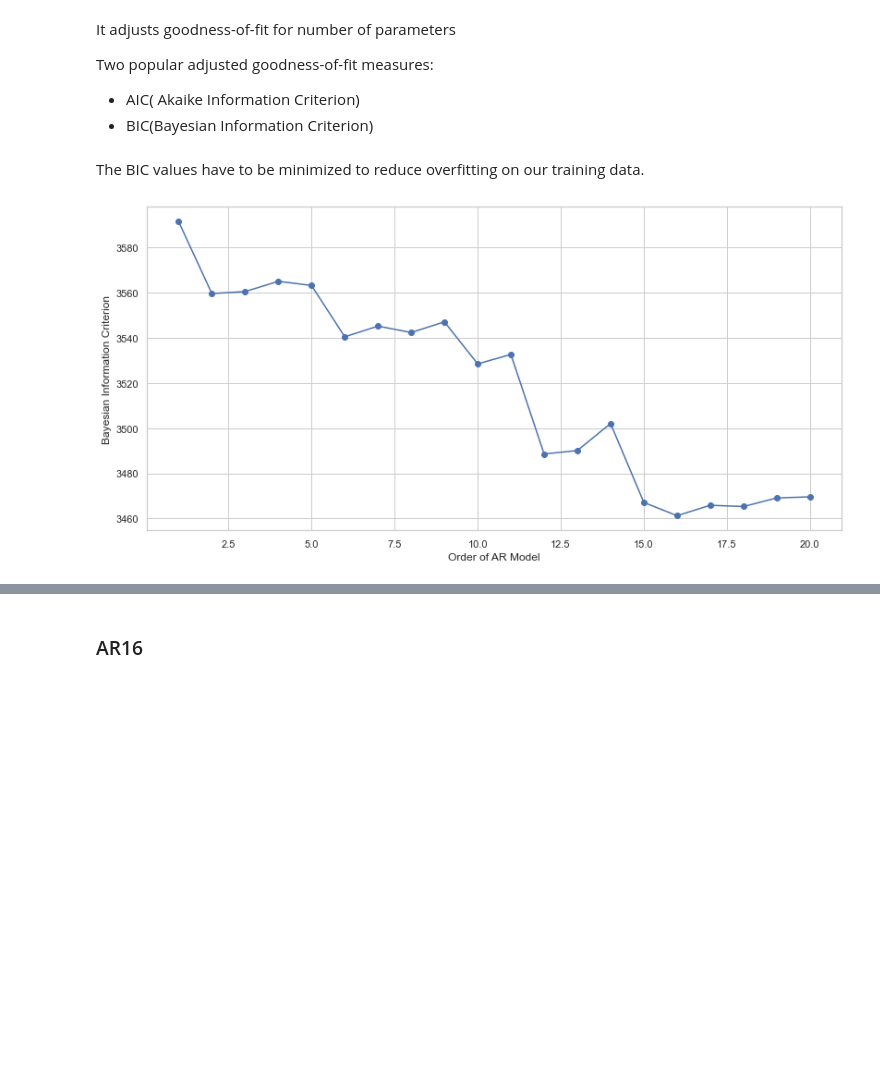
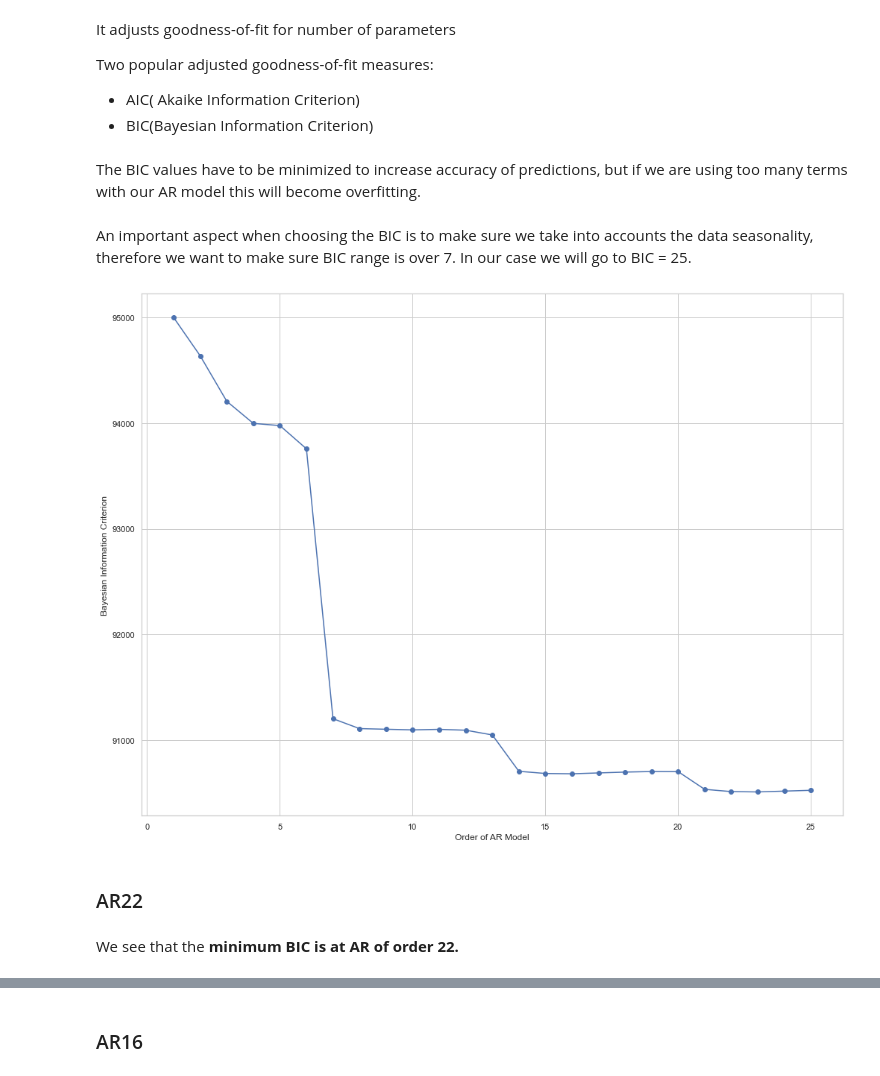
Before and after one commit to Razvanepe/Iowa_spirits_sales, a Jupyter notebook: notebooks/4. Modeling.ipynb, the cells around one changed output, grey strips where cells are left out. Saved outputs shown, nothing was run; the diff lists cells and outputs as text; code cells hidden in the pictures; blank space fills up the shorter version.

```diff
--- a/notebooks/4. Modeling.ipynb
+++ b/notebooks/4. Modeling.ipynb
@@ -382,0 +629,3 @@ df.index = pd.to_datetime(df.index)
+# %%
+df = df.drop(['year','month','day_of_month','day_of_week'], axis = 1)
+df
@@ -501,6 +792,2 @@ plt.legend()
 # %% [markdown]
 First we will have to calculate the percentage change of the values.
-# %%
-df['pct_change'] = df['state_profit'].pct_change()
-df = df.dropna()
-df
@@ -769,0 +1073,3 @@ def evaluation(y_actual, y_pred):
+# %%
+df_daily = df[['state_profit']]
+df_daily
@@ -772,6 +1101,6 @@ def evaluation(y_actual, y_pred):
 # %% [markdown]
 ### AR(1)
 # %%
-model = ARMA(df['state_profit'], order = (1,0))
-result = model.fit()
+model = ARMA(df_daily, order = (1,0))
+model_fit = model.fit()
 # %%
@@ -869,21 +1174,27 @@ It adjusts goodness-of-fit for number of parameters
 Two popular adjusted goodness-of-fit measures:
 * AIC( Akaike Information Criterion)
 * BIC(Bayesian Information Criterion)
-# %% [markdown]
-The BIC values have to be minimized to reduce overfitting on our training data.
+# %% [markdown]
+The BIC values have to be minimized to increase accuracy of predictions, but if we are using too many terms with our AR model this will become overfitting.
+# %% [markdown]
+An important aspect when choosing the BIC is to make sure we take into accounts the data seasonality, therefore we want to make sure BIC range is over 7. In our case we will go to BIC = 25.
 # %%
-# Fit the data to an AR(p) for p = 0,...,10 , and save the BIC
-BIC = np.zeros(21)
-for p in range(21):
-    mod = ARMA(data, order=(p,0))
-    res = mod.fit()
+
+BIC = np.zeros(26)
+for p in range(26):
+    mod = ARMA(df_daily, order=(p,0))
+    model_fit = mod.fit()
 # Save BIC for AR(p)
-    BIC[p] = res.bic
+    BIC[p] = model_fit.bic
 
 # Plot the BIC as a function of p
-plt.plot(range(1,21), BIC[1:21], marker='o')
+plt.plot(range(1,26), BIC[1:26], marker='o')
 plt.xlabel('Order of AR Model')
 plt.ylabel('Bayesian Information Criterion')
 plt.show()
 # %% [output]
-[figure, old version]
+[figure, new version]
+# %% [markdown]
+### AR22
+# %% [markdown]
+We see that the **minimum BIC is at AR of order 22.**
```
Also changed, not shown: parts of 198 cells of this notebook, 1 other file.
